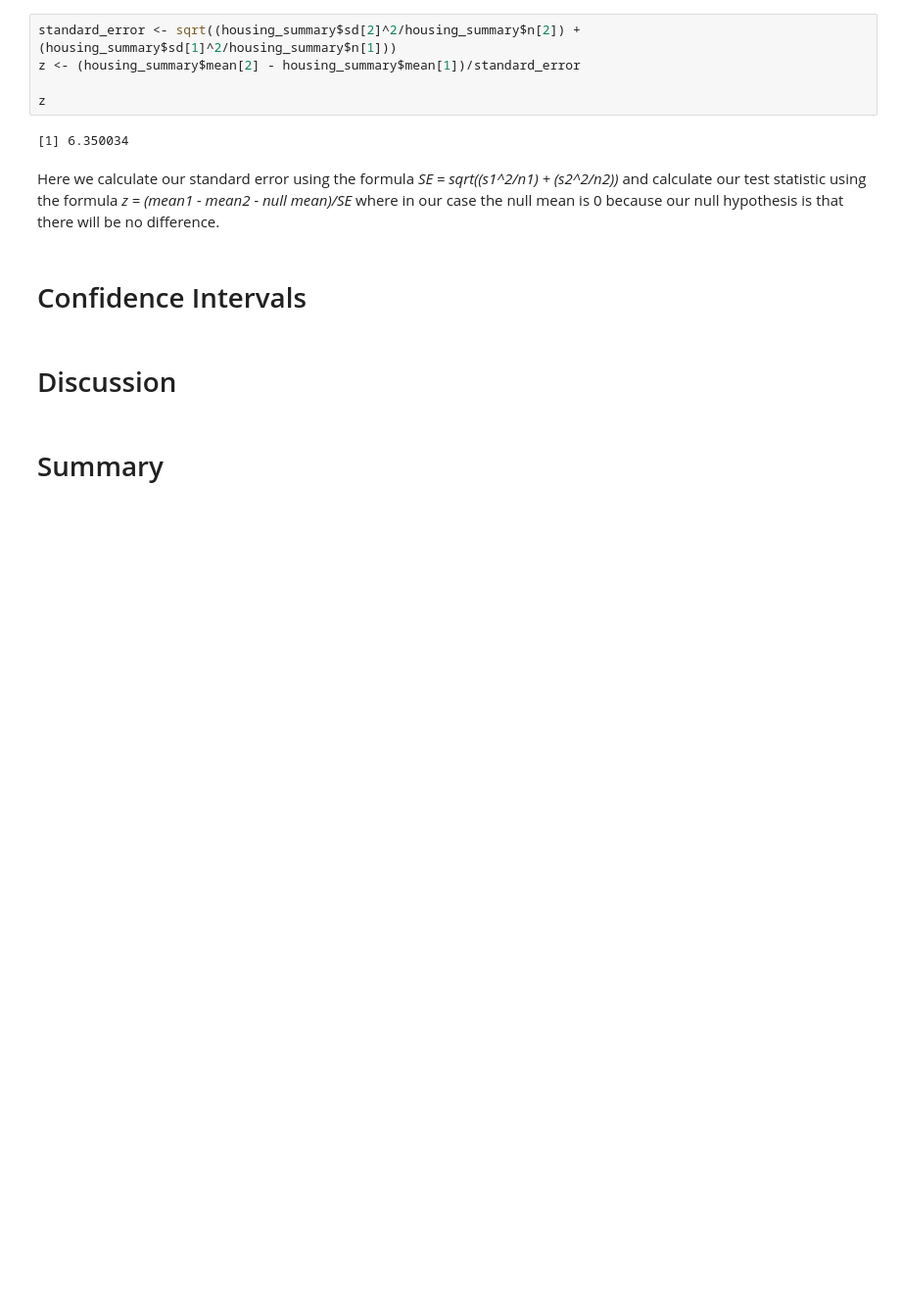
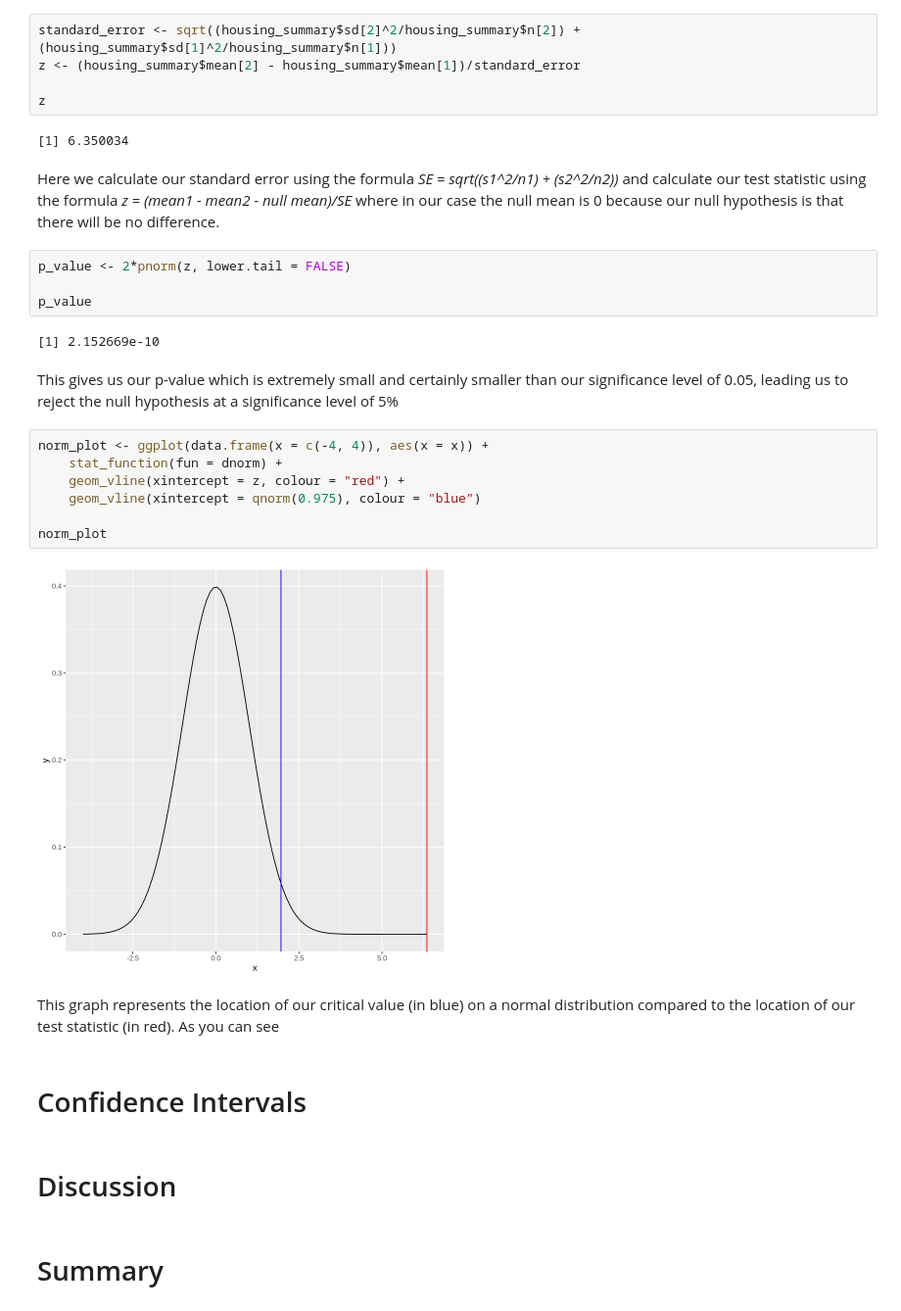
Before and after one commit to mhuang306/STAT-201-proj, a Jupyter notebook: Project Report.ipynb, the cells around one changed output. Shown at 98% size. Cells and saved outputs as stored; diff of their text form; blank space fills up the shorter version.

```diff
--- a/Project Report.ipynb
+++ b/Project Report.ipynb
@@ -201,6 +202,25 @@ z
 [1] 6.350034
 # %% [markdown]
 Here we calculate our standard error using the formula *SE = sqrt((s1^2/n1) + (s2^2/n2))* and calculate our test statistic using the formula *z = (mean1 - mean2 - null mean)/SE* where in our case the null mean is 0 because our null hypothesis is that there will be no difference.
+# %%
+p_value <- 2*pnorm(z, lower.tail = FALSE)
+
+p_value
+# %% [output]
+[1] 2.152669e-10
+# %% [markdown]
+This gives us our p-value which is extremely small and certainly smaller than our significance level of 0.05, leading us to reject the null hypothesis at a significance level of 5%
+# %%
+norm_plot <- ggplot(data.frame(x = c(-4, 4)), aes(x = x)) +
+    stat_function(fun = dnorm) +
+    geom_vline(xintercept = z, colour = "red") +
+    geom_vline(xintercept = qnorm(0.975), colour = "blue")
+
+norm_plot
+# %% [output]
+[figure, added]
+# %% [markdown]
+This graph represents the location of our critical value (in blue) on a normal distribution compared to the location of our test statistic (in red). As you can see
 # %% [markdown]
 # Confidence Intervals
 # %% [markdown]
```
Also changed, not shown: parts of 2 cells of this notebook.
